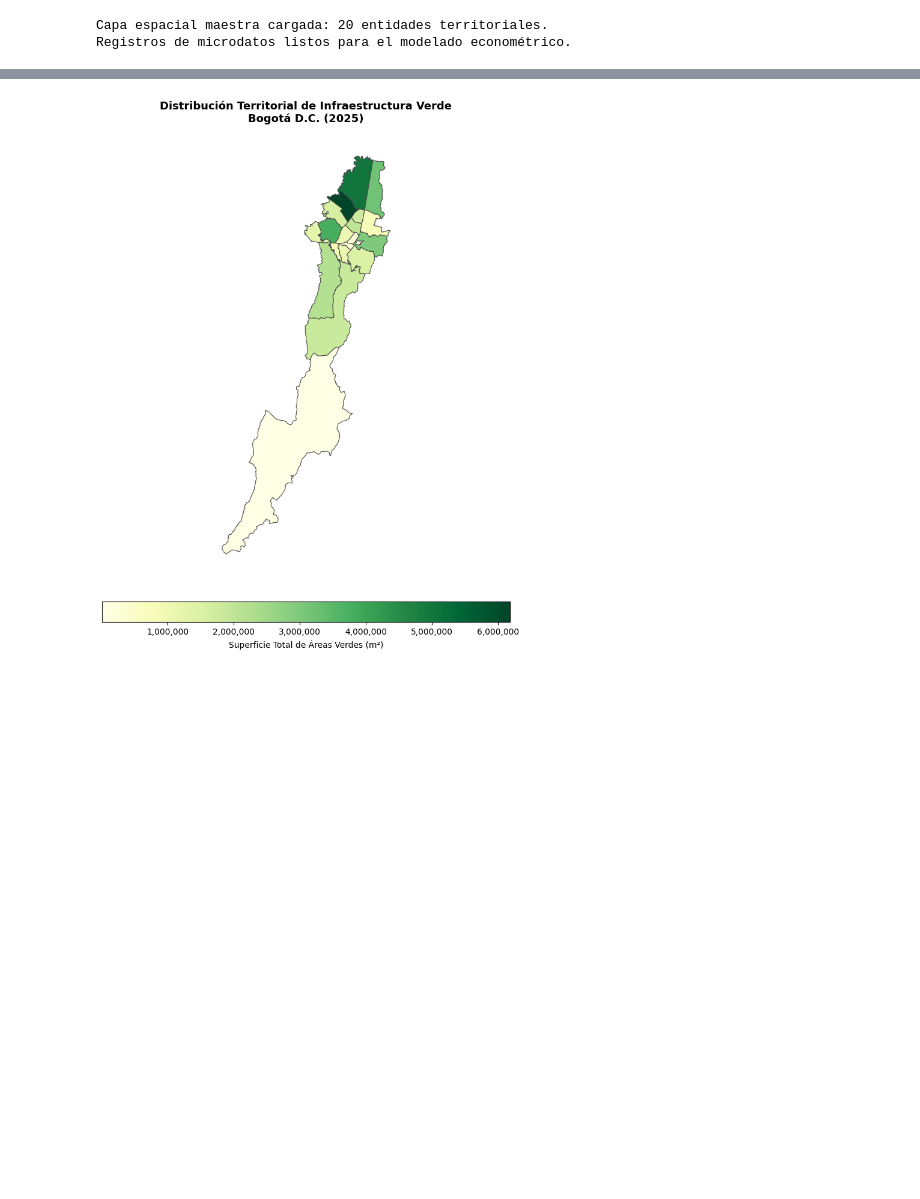
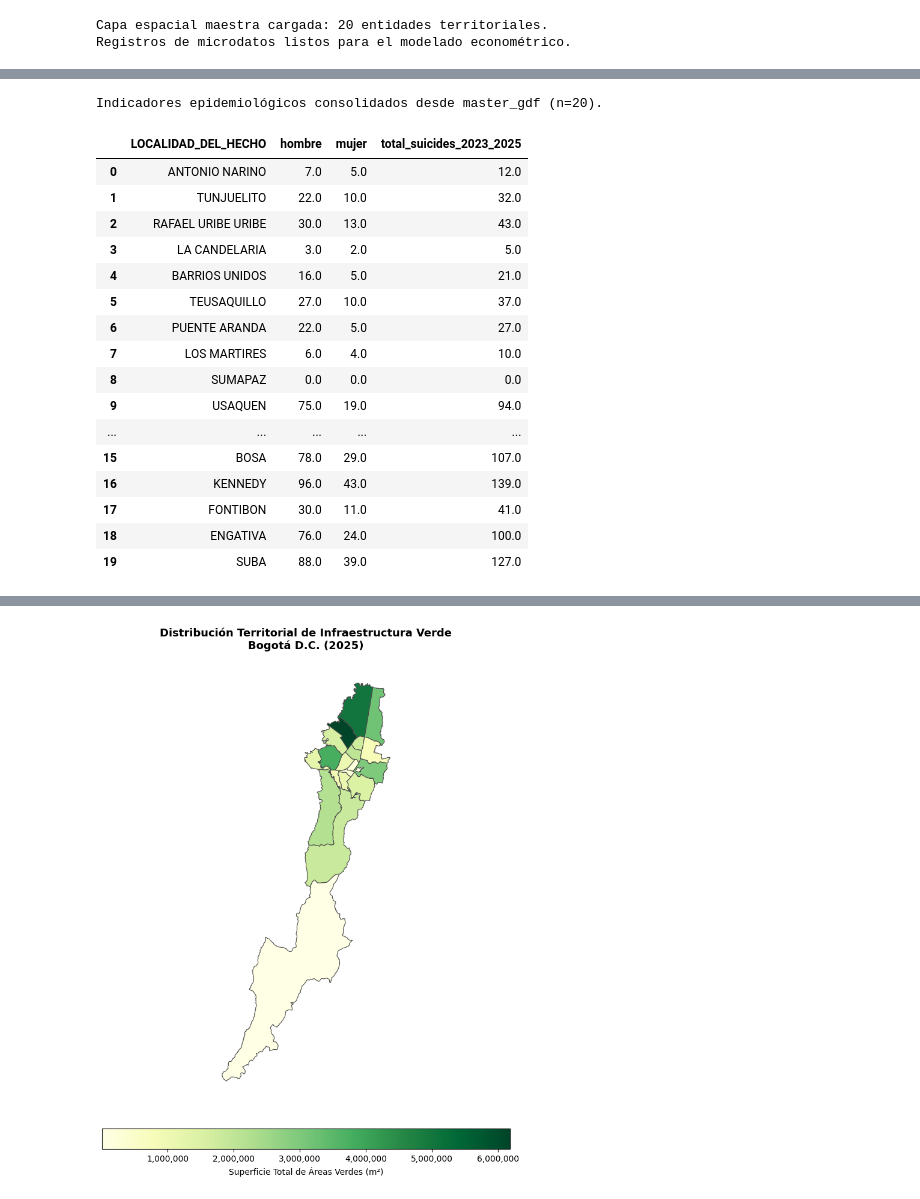
Before and after one commit to ILuuI/datajam-2026-mental-health-bogota, a Jupyter notebook: notebooks/002_post_processing_and_analysis.ipynb, the cells around one changed output, grey strips where cells are left out. Cells and saved outputs as stored; diff of their text form; code cells hidden in the pictures; blank space fills up the shorter version.

```diff
--- a/notebooks/002_post_processing_and_analysis.ipynb
+++ b/notebooks/002_post_processing_and_analysis.ipynb
@@ -121,0 +121,38 @@ Indicadores epidemiológicos tabulados correctamente para 2023-2025 (n=20).
+# %%
+# 3.1 Consolidación de indicadores epidemiológicos (fuente única: master_gdf, generado en Notebook 001)
+suicide_summary_df = master_gdf.drop(columns="geometry")[
+    ["locality_clean", "hombre", "mujer", "total_suicides_2023_2025"]
+].copy()
+
+suicide_summary_df = suicide_summary_df.rename(columns={
+    "locality_clean": "LOCALIDAD_DEL_HECHO",
+})
+
+# 3.2 Exportar la tabla resumen
+suicide_summary_df.to_csv(
+    os.path.join(OUTPUTS_TABLE_PATH, "suicide_summary_by_locality_2023_2025.csv"),
+    index=False,
+    encoding="utf-8-sig"
+)
+
+print(f"Indicadores epidemiológicos consolidados desde master_gdf (n={len(suicide_summary_df)}).")
+suicide_summary_df
+# %% [output]
+Indicadores epidemiológicos consolidados desde master_gdf (n=20).
+|  | LOCALIDAD_DEL_HECHO | hombre | mujer | total_suicides_2023_2025 |
+| 0 | ANTONIO NARINO | 7.0 | 5.0 | 12.0 |
+| 1 | TUNJUELITO | 22.0 | 10.0 | 32.0 |
+| 2 | RAFAEL URIBE URIBE | 30.0 | 13.0 | 43.0 |
+| 3 | LA CANDELARIA | 3.0 | 2.0 | 5.0 |
+| 4 | BARRIOS UNIDOS | 16.0 | 5.0 | 21.0 |
+| 5 | TEUSAQUILLO | 27.0 | 10.0 | 37.0 |
+| 6 | PUENTE ARANDA | 22.0 | 5.0 | 27.0 |
+| 7 | LOS MARTIRES | 6.0 | 4.0 | 10.0 |
+| 8 | SUMAPAZ | 0.0 | 0.0 | 0.0 |
+| 9 | USAQUEN | 75.0 | 19.0 | 94.0 |
+| ... | ... | ... | ... | ... |
+| 15 | BOSA | 78.0 | 29.0 | 107.0 |
+| 16 | KENNEDY | 96.0 | 43.0 | 139.0 |
+| 17 | FONTIBON | 30.0 | 11.0 | 41.0 |
+| 18 | ENGATIVA | 76.0 | 24.0 | 100.0 |
+| 19 | SUBA | 88.0 | 39.0 | 127.0 |
```
Also changed, not shown: parts of 32 cells of this notebook, 1 other file.
